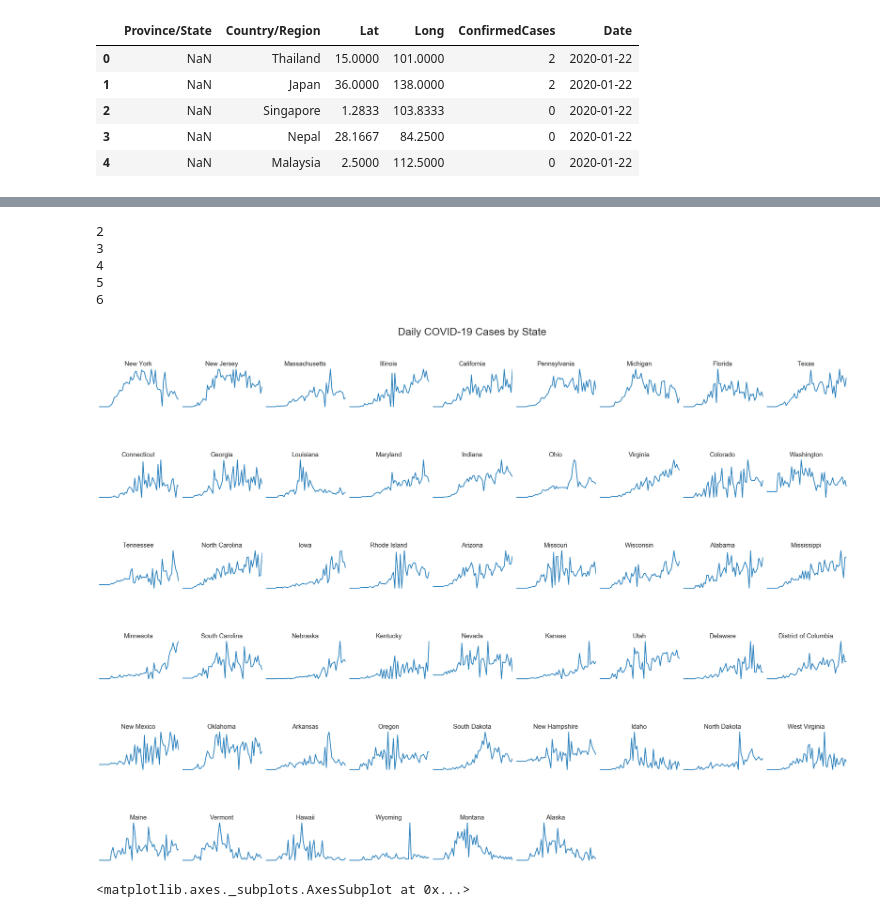
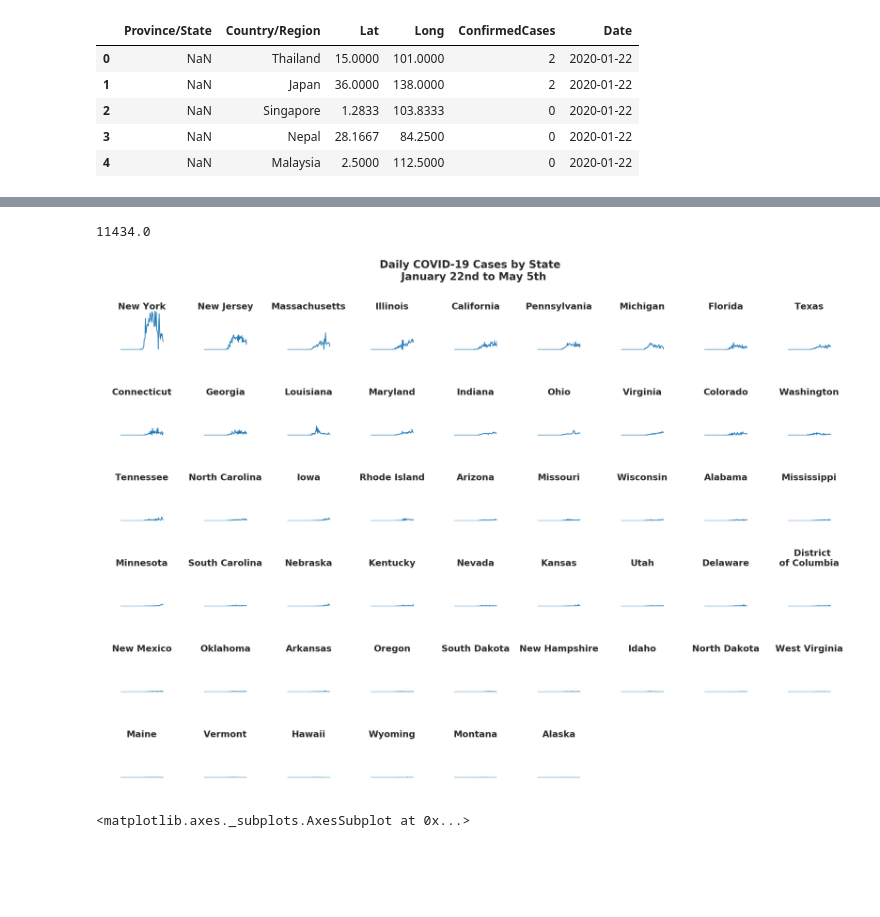
Before and after one commit to Matthew-Mitchell/JHU-COVID-19-Processing, a Jupyter notebook: EDA_DEV_Notebooks/CoronaVirus Map Data Processing Post Mar26th.ipynb, the cells around one changed output, grey strips where cells are left out. Saved outputs shown, nothing was run; the diff lists cells and outputs as text; code cells hidden in the pictures; blank space fills up the shorter version.

Commit message:
Added exploration for State Daily Case rates.

```diff
--- a/EDA_DEV_Notebooks/CoronaVirus Map Data Processing Post Mar26th.ipynb
+++ b/EDA_DEV_Notebooks/CoronaVirus Map Data Processing Post Mar26th.ipynb
@@ -258,0 +488,32 @@ states = ['Washington', 'New York', 'California', 'Massachusetts',
+# %%
+nrows = 6
+ncols = 9
+lastRow = nrows - 1
+toRemove = nrows*ncols - len(states)
+fig, axes = plt.subplots(nrows, ncols, figsize=(40,30))
+for n, state in enumerate(states):
+    i = n // ncols
+    j = n % ncols
+    ax = axes[i,j]
+    if state == 'District of Columbia':
+        ax.set_title('  District\nof Columbia', fontsize=34, weight='bold')
+    else:
+        ax.set_title(state, fontsize=34, weight='bold')
+#     ax.set_axis_off()
+#     ax.axis('off') #No axis
+    #Y-axis only
+    ax.set_xticks([])
+#     ax.set_xticks([transformed.Date.min(), transformed.Date.max()])
+#     myFmt = mdates.DateFormatter('%b')
+#     ax.xaxis.set_major_formatter(myFmt)
+#     ax.tick_params(axis='x', labelrotation=-45)
+    temp = transformed[transformed['Province/State']==state]
+    temp = temp.set_index('Date')
+    temp['NewCases'].plot(ax=ax)
+for i in range(ncols-toRemove,ncols):
+    fig.delaxes(axes[lastRow,i])
+fig.suptitle("Daily COVID-19 Cases by State \n January 22nd to May 5th", fontsize=40, y=.95, weight='bold');
+plt.tight_layout();
+plt.subplots_adjust(top=0.86, hspace = 1.2)
+plt.savefig('StateDailyCasesWithYaxis.png', facecolor='white')
+plt.show()
@@ -259,2 +522,4 @@ states = ['Washington', 'New York', 'California', 'Massachusetts',
 # %%
-states = transformed[transformed['Province/State'].isin(states)].groupby('Province/State')['ConfirmedCases'].max().sort_values(ascending=False).index
+transformed[transformed['Province/State'].isin(states)]['NewCases'].max()
+# %% [output]
+11434.0
@@ -269,36 +526,31 @@ plt.savefig?
-# %%
-for i in range(ncols-toRemove,ncols):
-    print(i)
-# %% [output]
-2
-3
-4
-5
-6
 # %%
 nrows = 6
 ncols = 9
 lastRow = nrows - 1
 toRemove = nrows*ncols - len(states)
 fig, axes = plt.subplots(nrows, ncols, figsize=(40,30))
 for n, state in enumerate(states):
     i = n // ncols
     j = n % ncols
     ax = axes[i,j]
-    ax.set_title(state)
+    if state == 'District of Columbia':
+        ax.set_title('  District\nof Columbia', fontsize=34, weight='bold')
+    else:
+        ax.set_title(state, fontsize=34, weight='bold')
+    ax.set_ylim([0, 11500])
     ax.set_axis_off()
     temp = transformed[transformed['Province/State']==state]
     temp = temp.set_index('Date')
     temp['NewCases'].plot(ax=ax)
 for i in range(ncols-toRemove,ncols):
     fig.delaxes(axes[lastRow,i])
-fig.suptitle("Daily COVID-19 Cases by State", fontsize=40, y=.95, weight='bold');
+fig.suptitle("Daily COVID-19 Cases by State \n January 22nd to May 5th", fontsize=40, y=.95, weight='bold');
 plt.tight_layout();
-plt.subplots_adjust(top=0.88, hspace = 1.2)
-plt.savefig('StateDailyCases.png', facecolor='white')
+plt.subplots_adjust(top=0.86, hspace = 1.2)
+plt.savefig('StateDailyCasesSetScale.png', facecolor='white')
 plt.show()
 # %% [output]
-[figure, old version]
+[figure, new version]
 # %%
 transformed[transformed['Country/Region']=='US'].groupby('Date')['NewCases'].sum().plot()
 # %% [output]
```
Also changed, not shown: parts of 47 cells of this notebook, 5 other files.
